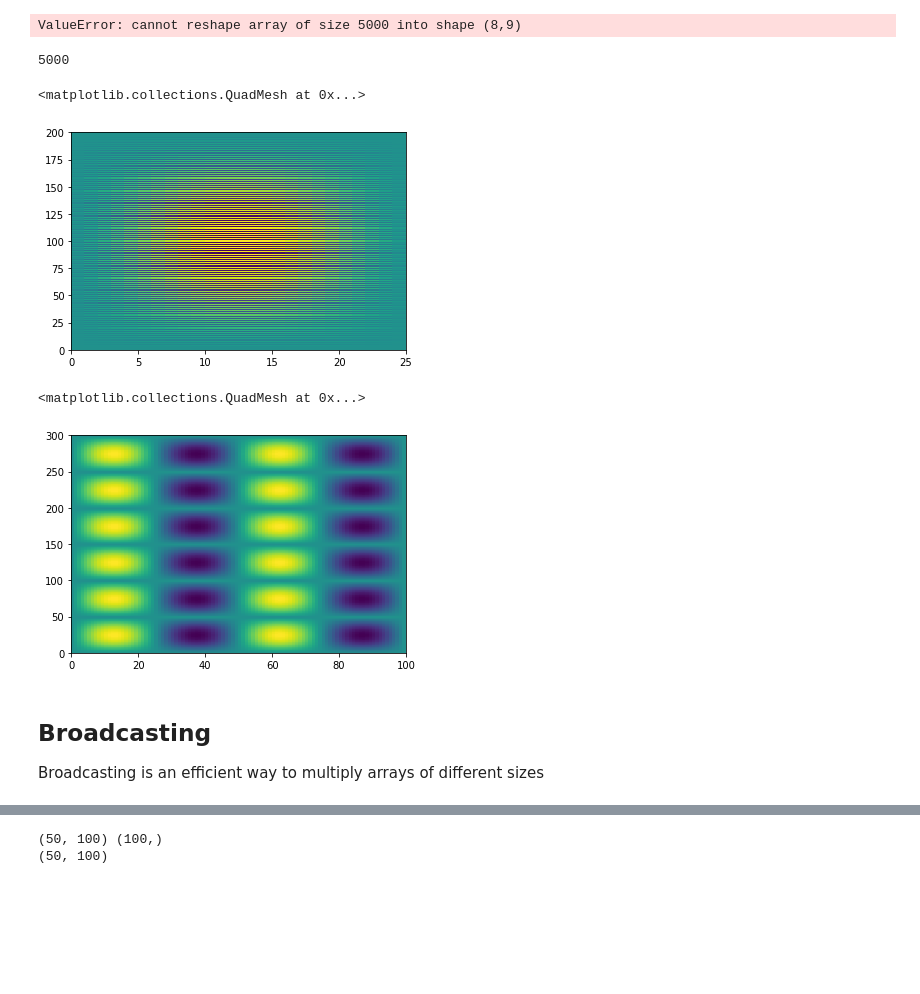
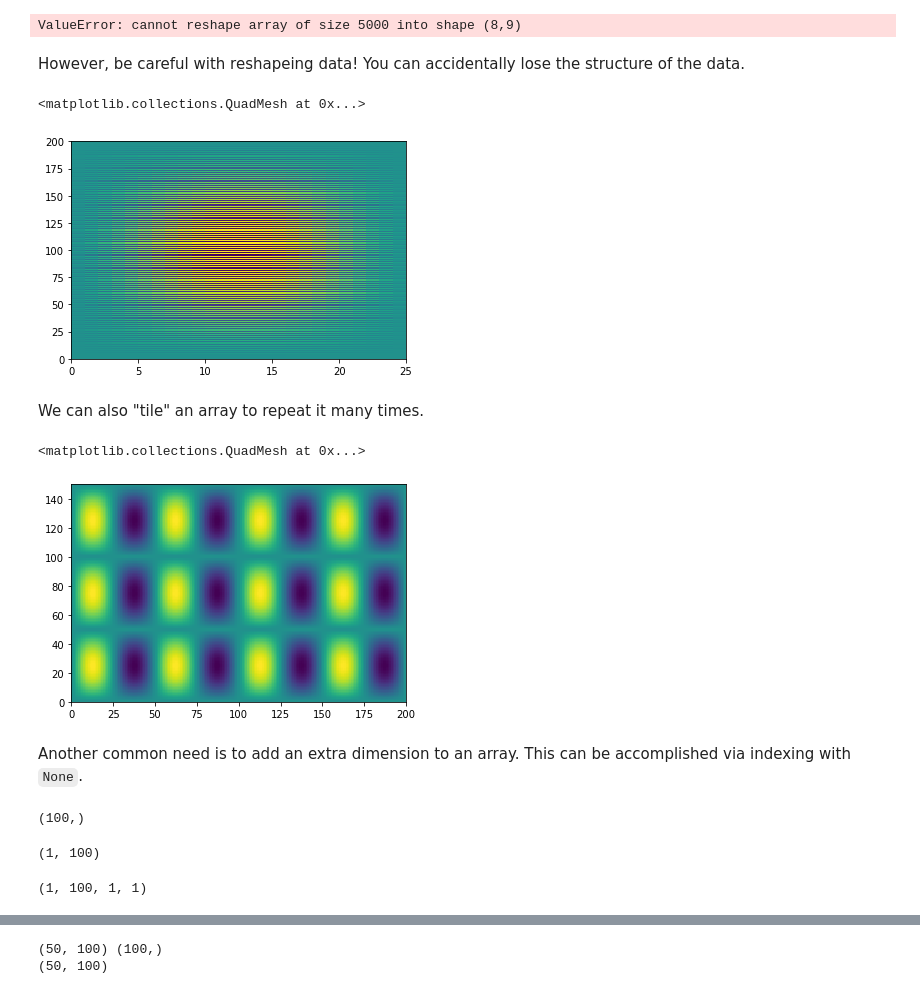
Before and after one commit to earth-env-data-science/earth-env-data-science-book, a Jupyter notebook: src/lectures/basic_scipy/numpy_and_matplotlib.ipynb, the cells around one changed output, grey strips where cells are left out. Cells and saved outputs as stored; diff of their text form; code cells hidden in the pictures; blank space fills up the shorter version.

```diff
--- a/src/lectures/basic_scipy/numpy_and_matplotlib.ipynb
+++ b/src/lectures/basic_scipy/numpy_and_matplotlib.ipynb
@@ -201,22 +261,35 @@ plt.pcolormesh(f.T)
 g = np.reshape(f, (8,9))
 # %% [output]
 ValueError: cannot reshape array of size 5000 into shape (8,9)
+# %% [markdown]
+However, be careful with reshapeing data!
+You can accidentally lose the structure of the data.
 # %%
-# reshape an array (right size) and mess it up
-print(f.size)
 g = np.reshape(f, (200,25))
 plt.pcolormesh(g)
 # %% [output]
-5000
+<matplotlib.collections.QuadMesh at 0x...>
-<matplotlib.collections.QuadMesh at 0x...>
 [figure]
-# %%
-# tile an array
-plt.pcolormesh(np.tile(f,(6,1)))
-# %% [output]
-<matplotlib.collections.QuadMesh at 0x...>
-[figure, removed]
-# %% [markdown]
-## Broadcasting ##
-
-Broadcasting is an efficient way to multiply arrays of different sizes
+# %% [markdown]
+We can also "tile" an array to repeat it many times.
+# %%
+f_tiled = np.tile(f,(3, 2))
+plt.pcolormesh(f_tiled)
+# %% [output]
+<matplotlib.collections.QuadMesh at 0x...>
+[figure, added]
+# %% [markdown]
+Another common need is to add an extra dimension to an array.
+This can be accomplished via indexing with `None`.
+# %%
+x.shape
+# %% [output]
+(100,)
+# %%
+x[None, :].shape
+# %% [output]
+(1, 100)
+# %%
+x[None, :, None, None].shape
+# %% [output]
+(1, 100, 1, 1)
```
Also changed, not shown: parts of 74 cells of this notebook.
